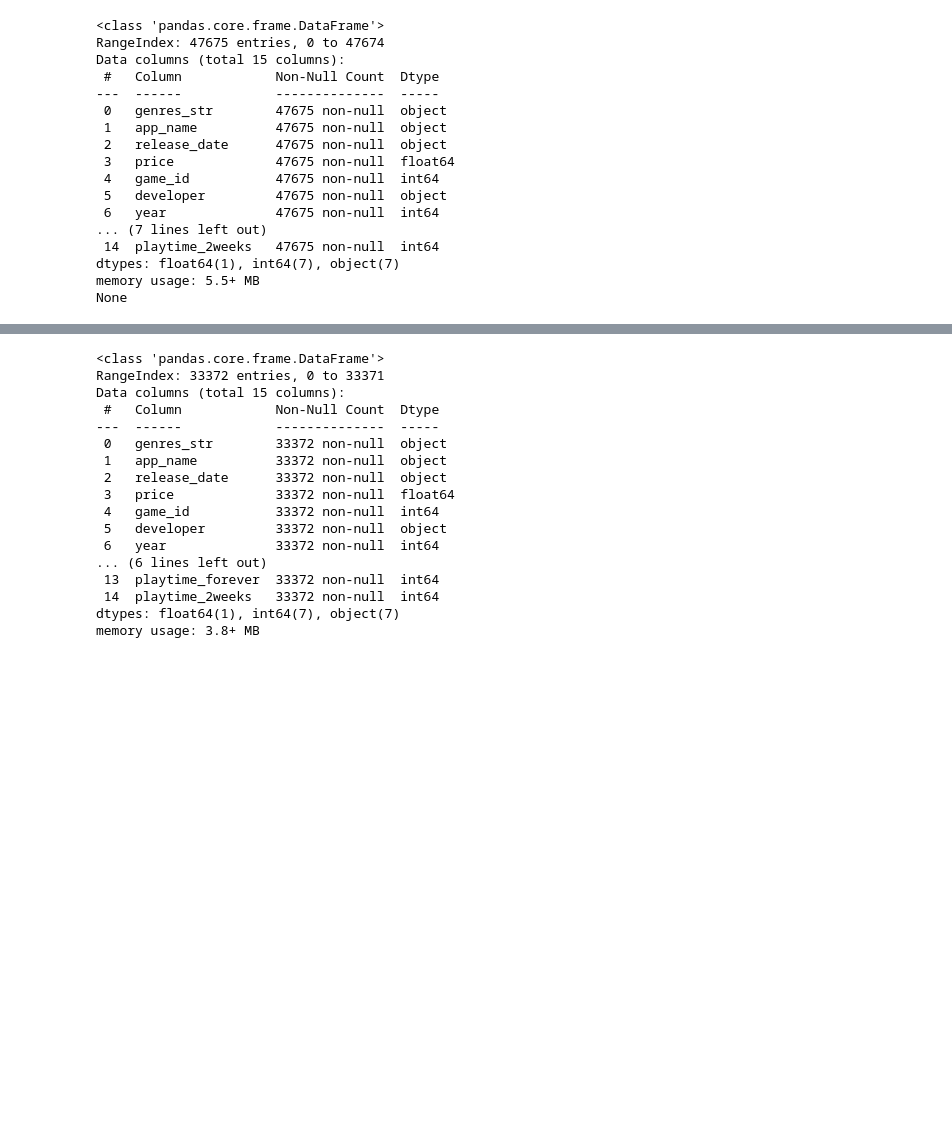
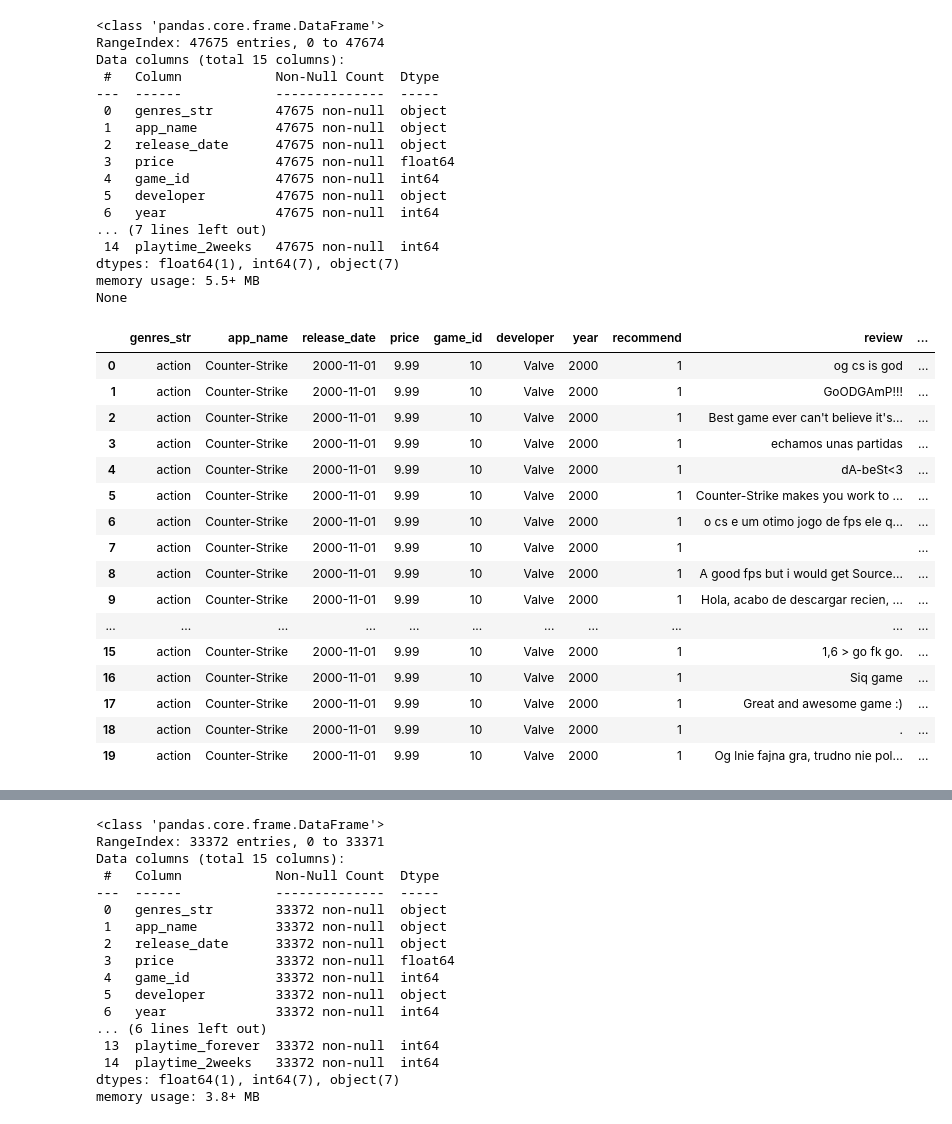
Before and after one commit to clblommberg/PI_MLOPS_Steam, a Jupyter notebook: notebooks/5_MigraciónAPI.ipynb, the cells around one changed output, grey strips where cells are left out. Saved outputs shown, nothing was run; the diff lists cells and outputs as text; code cells hidden in the pictures; blank space fills up the shorter version.

```diff
--- a/notebooks/5_MigraciónAPI.ipynb
+++ b/notebooks/5_MigraciónAPI.ipynb
@@ -47,3 +47,23 @@ Data columns (total 15 columns):
 dtypes: float64(1), int64(7), object(7)
 memory usage: 5.5+ MB
 None
+# %%
+df.head(20)
+# %% [output]
+|  | genres_str | app_name | release_date | price | game_id | developer | year | recommend | review | ... |
+| 0 | action | Counter-Strike | 2000-11-01 | 9.99 | 10 | Valve | 2000 | 1 | og cs is god | ... |
+| 1 | action | Counter-Strike | 2000-11-01 | 9.99 | 10 | Valve | 2000 | 1 | GoODGAmP!!! | ... |
+| 2 | action | Counter-Strike | 2000-11-01 | 9.99 | 10 | Valve | 2000 | 1 | Best game ever can't believe it's... | ... |
+| 3 | action | Counter-Strike | 2000-11-01 | 9.99 | 10 | Valve | 2000 | 1 | echamos unas partidas | ... |
+| 4 | action | Counter-Strike | 2000-11-01 | 9.99 | 10 | Valve | 2000 | 1 | dA-beSt<3 | ... |
+| 5 | action | Counter-Strike | 2000-11-01 | 9.99 | 10 | Valve | 2000 | 1 | Counter-Strike makes you work to ... | ... |
+| 6 | action | Counter-Strike | 2000-11-01 | 9.99 | 10 | Valve | 2000 | 1 | o cs e um otimo jogo de fps ele q... | ... |
+| 7 | action | Counter-Strike | 2000-11-01 | 9.99 | 10 | Valve | 2000 | 1 |  | ... |
+| 8 | action | Counter-Strike | 2000-11-01 | 9.99 | 10 | Valve | 2000 | 1 | A good fps but i would get Source... | ... |
+| 9 | action | Counter-Strike | 2000-11-01 | 9.99 | 10 | Valve | 2000 | 1 | Hola, acabo de descargar recien, ... | ... |
+| ... | ... | ... | ... | ... | ... | ... | ... | ... | ... | ... |
+| 15 | action | Counter-Strike | 2000-11-01 | 9.99 | 10 | Valve | 2000 | 1 | 1,6 > go fk go. | ... |
+| 16 | action | Counter-Strike | 2000-11-01 | 9.99 | 10 | Valve | 2000 | 1 | Siq game | ... |
+| 17 | action | Counter-Strike | 2000-11-01 | 9.99 | 10 | Valve | 2000 | 1 | Great and awesome game :) | ... |
+| 18 | action | Counter-Strike | 2000-11-01 | 9.99 | 10 | Valve | 2000 | 1 | . | ... |
+| 19 | action | Counter-Strike | 2000-11-01 | 9.99 | 10 | Valve | 2000 | 1 | Og lnie fajna gra, trudno nie pol... | ... |
```
Also changed, not shown: parts of 1 cell of this notebook, 2 other files.
